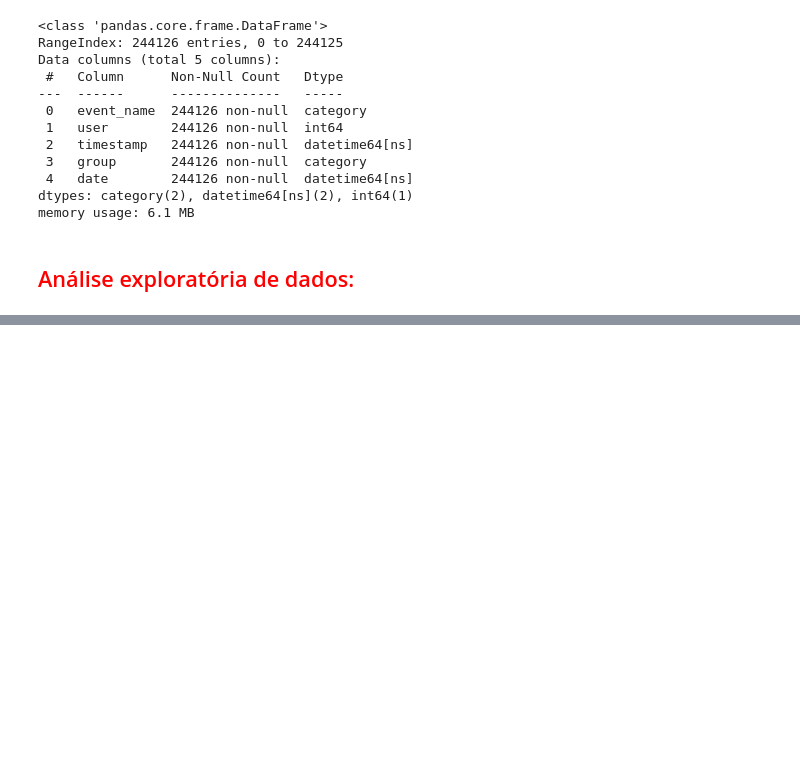
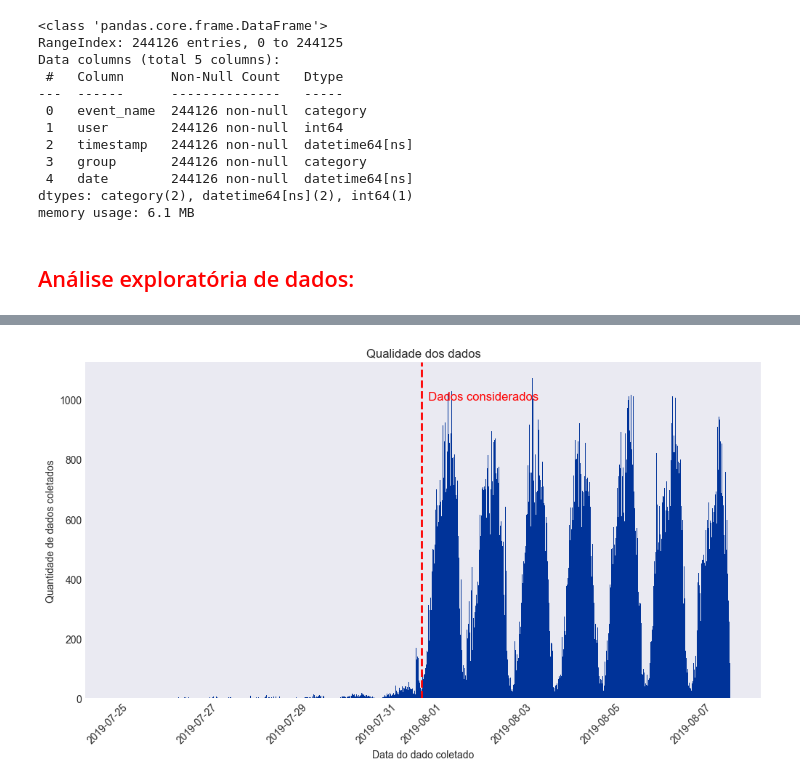
Before and after one commit to gustavoquareli/projeto_S11, a Jupyter notebook: notebook.ipynb, the cells around one changed output, grey strips where cells are left out. Cells and saved outputs as stored; diff of their text form; code cells hidden in the pictures; blank space fills up the shorter version.

Commit message:
analise exploratória de dados

```diff
--- a/notebook.ipynb
+++ b/notebook.ipynb
@@ -50,0 +78,38 @@ memory usage: 6.1 MB
+# %%
+plt.style.use('seaborn-v0_8-dark')
+# %%
+#definindo o estilo do grafico
+plt.style.use('seaborn-v0_8-dark')
+
+#fig é a figura e ax são os eixos. Definindo tamanho do gráfico.
+fig,ax = plt.subplots(figsize=(12,6))
+
+#plotagem
+fig = data['timestamp'].hist(bins=1000, color='#003399')
+
+#rotacionando o eixo x
+ax.tick_params(axis='x', rotation=45)
+
+#adicionando titulo e rótulos
+ax.set_title('Qualidade dos dados')
+ax.set_xlabel("Data do dado coletado")
+ax.set_ylabel("Quantidade de dados coletados")
+
+#retirando o gride
+ax.grid(False)
+
+line_date = pd.Timestamp('2019-08-01')
+ax.axvline(x=line_date, color='red', linestyle='--', linewidth=2)
+
+ax.annotate(
+    '  Dados considerados',
+    xy=(line_date, 0.5),  # Coordenadas no gráfico onde a seta deve apontar
+    xytext=(line_date, 1000),  # Coordenadas no gráfico onde o texto da anotação deve aparecer
+    fontsize=12,
+    color='red'
+)
+
+#apresentando o gráfico
+plt.show()
+# %% [output]
+[figure, added]
```
Also changed, not shown: parts of 13 cells of this notebook.
